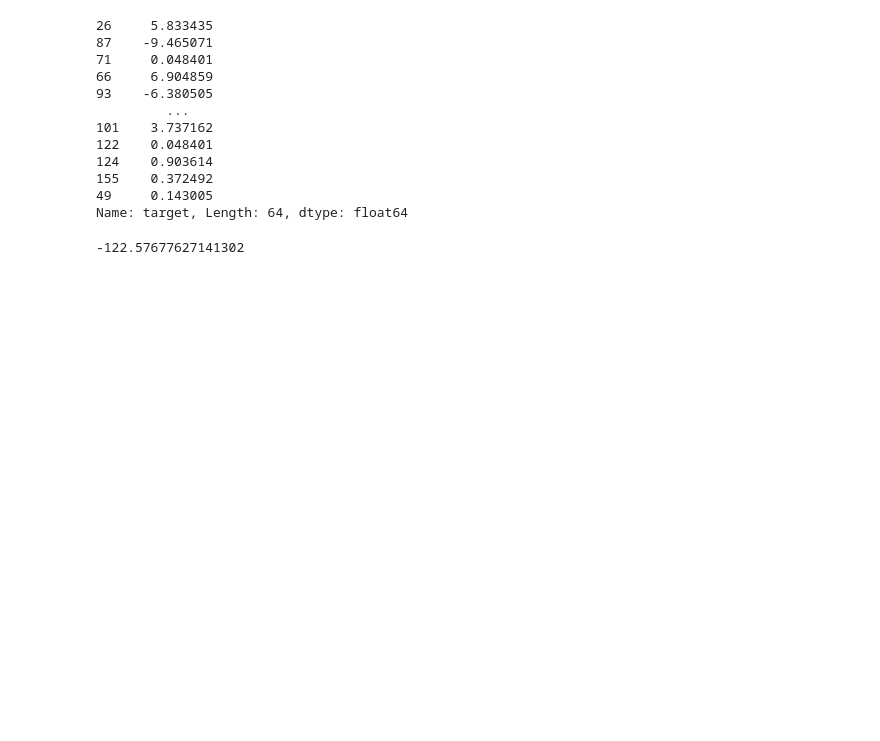
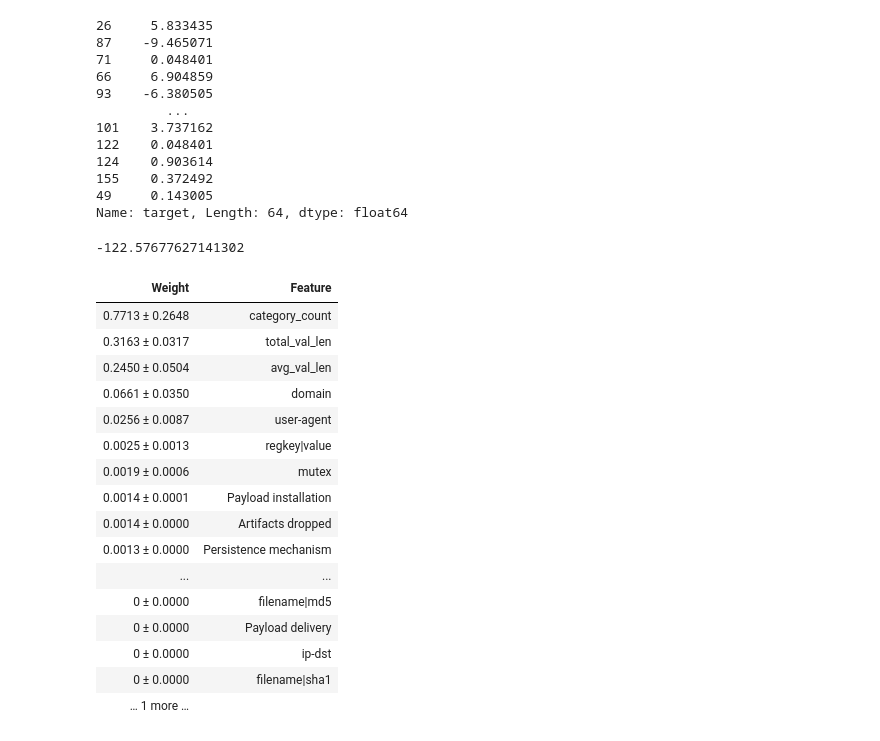
Before and after one commit to bdjulian/url-classification, a Jupyter notebook: url-classification/hybrid-analysis.ipynb, the cells around one changed output. Cells and saved outputs as stored; diff of their text form; code cells hidden in the pictures; blank space fills up the shorter version.

```diff
--- a/url-classification/hybrid-analysis.ipynb
+++ b/url-classification/hybrid-analysis.ipynb
@@ -636,3 +639,24 @@ for i in error:
 sum
 # %% [output]
 -122.57677627141302
+# %%
+perm_model = PermutationImportance(rfr, random_state = 1).fit(X_train, y_train)
+eli5.show_weights(perm_model, feature_names = X_train.columns.to_list())
+# %% [output]
+| Weight | Feature |
+| 0.7713 ± 0.2648 | category_count |
+| 0.3163 ± 0.0317 | total_val_len |
+| 0.2450 ± 0.0504 | avg_val_len |
+| 0.0661 ± 0.0350 | domain |
+| 0.0256 ± 0.0087 | user-agent |
+| 0.0025 ± 0.0013 | regkey|value |
+| 0.0019 ± 0.0006 | mutex |
+| 0.0014 ± 0.0001 | Payload installation |
+| 0.0014 ± 0.0000 | Artifacts dropped |
+| 0.0013 ± 0.0000 | Persistence mechanism |
+| ... | ... |
+| 0 ± 0.0000 | filename|md5 |
+| 0 ± 0.0000 | Payload delivery |
+| 0 ± 0.0000 | ip-dst |
+| 0 ± 0.0000 | filename|sha1 |
+| … 1 more … |  |
```
Also changed, not shown: parts of 1 cell of this notebook, 1 other file.
